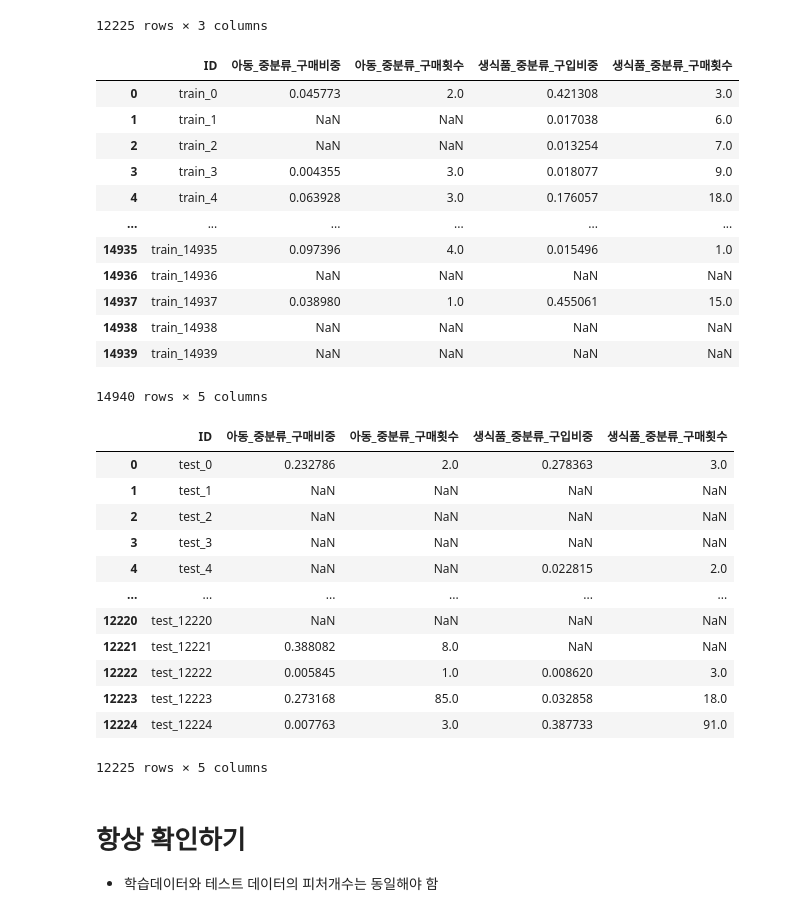
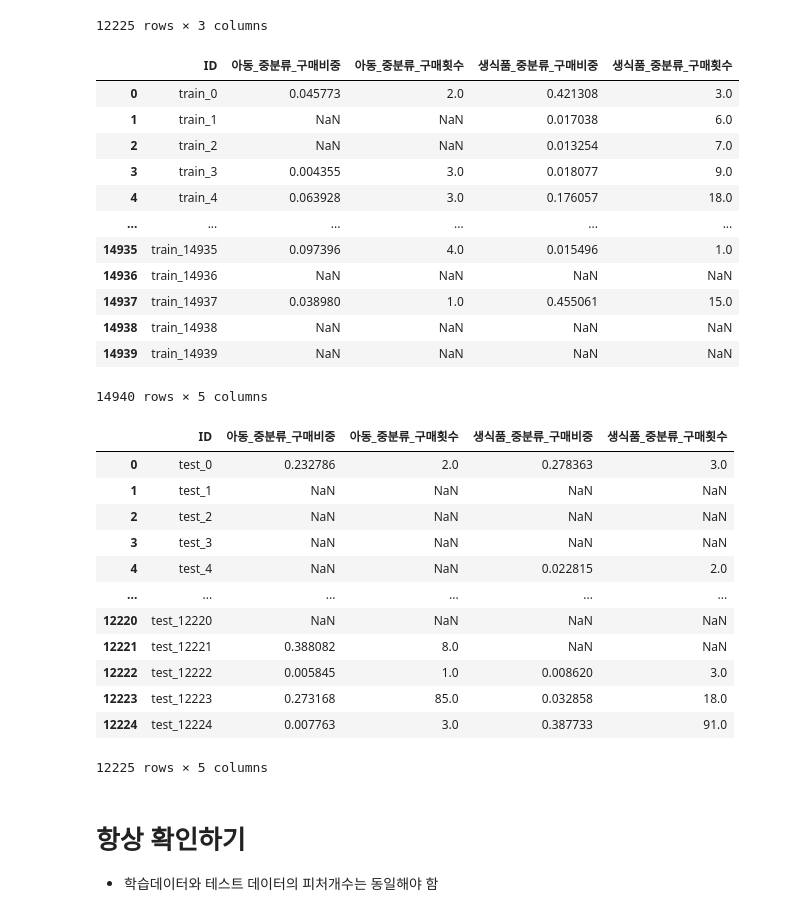
Before and after one commit to hyseol/FINAL_6-, a Jupyter notebook: 특성추출_베이스라인코드_1101천대원.ipynb, the cells around one changed output. Drawn from its saved outputs; the diff is of its cells as text; code cells hidden in the pictures.

```diff
--- a/특성추출_베이스라인코드_1101천대원.ipynb
+++ b/특성추출_베이스라인코드_1101천대원.ipynb
@@ -203,9 +203,14 @@ total.rename(columns={"구매가격": "전체_구매금액"}, inplace=True)
 tmp = pd.merge(for_kids, total, on="ID", how="left")
 tmp["아동_중분류_구매비중"] = tmp["아동관련_구매금액"] / tmp["전체_구매금액"]
 
+# inf 및 NaN 값을 0으로 대체
+tmp["아동_중분류_구매비중"] = tmp["아동_중분류_구매비중"].replace([np.inf, -np.inf], 0)
+tmp["아동_중분류_구매비중"] = tmp["아동_중분류_구매비중"].fillna(0)
+
 # tmp = 구매비중과 구매횟수
 tmp = pd.merge(tmp, kids_purchase_count, on="ID", how="left")
 
+# 최종 병합
 train_ft = pd.merge(train_ft, tmp[["ID", "아동_중분류_구매비중", "아동_중분류_구매횟수"]], on="ID", how="left")
 train_ft
 # %% [output]
@@ -262,28 +272,32 @@ test_ft
 # %%
 # 생식품 관련 중분류의 구매금액 합계
 fresh_food_semi_categories = train_tr[train_tr['중분류'].isin(grocery_lst)]
 for_fresh_food = fresh_food_semi_categories.groupby("ID")["구매가격"].sum().reset_index()
 for_fresh_food.rename(columns={"구매가격": "생식품관련_구매금액"}, inplace=True)
 
 # 생식품 관련 중분류의 구매횟수
 purchase_count = fresh_food_semi_categories.groupby("ID")["구매가격"].count().reset_index()
 purchase_count.rename(columns={"구매가격": "생식품_중분류_구매횟수"}, inplace=True)
 
 # 전체 구매금액 합계
 total = train_tr.groupby("ID")["구매가격"].sum().reset_index()
 total.rename(columns={"구매가격": "전체_구매금액"}, inplace=True)
 
 # 생식품 관련 구매금액을 전체 구매금액으로 나눠 생식품 구입 비중
 tmp = pd.merge(for_fresh_food, total, on="ID", how="left")
-tmp["생식품_중분류_구입비중"] = tmp["생식품관련_구매금액"] / tmp["전체_구매금액"]
+tmp["생식품_중분류_구매비중"] = tmp["생식품관련_구매금액"] / tmp["전체_구매금액"]
+
+# inf 및 NaN 값을 0으로 대체
+tmp["생식품_중분류_구매비중"] = tmp["생식품_중분류_구매비중"].replace([np.inf, -np.inf], 0)
+tmp["생식품_중분류_구매비중"] = tmp["생식품_중분류_구매비중"].fillna(0)
 
 # tmp = 생식품 구매비중, 구매횟수
 tmp = pd.merge(tmp, purchase_count, on="ID", how="left")
 
-train_ft = pd.merge(train_ft, tmp[["ID", "생식품_중분류_구입비중", "생식품_중분류_구매횟수"]], on="ID", how="left")
+train_ft = pd.merge(train_ft, tmp[["ID", "생식품_중분류_구매비중", "생식품_중분류_구매횟수"]], on="ID", how="left")
 train_ft
 # %% [output]
-|  | ID | 아동_중분류_구매비중 | 아동_중분류_구매횟수 | 생식품_중분류_구입비중 | 생식품_중분류_구매횟수 |
+|  | ID | 아동_중분류_구매비중 | 아동_중분류_구매횟수 | 생식품_중분류_구매비중 | 생식품_중분류_구매횟수 |
 | 0 | train_0 | 0.045773 | 2.0 | 0.421308 | 3.0 |
 | 1 | train_1 | NaN | NaN | 0.017038 | 6.0 |
 | 2 | train_2 | NaN | NaN | 0.013254 | 7.0 |
@@ -312,15 +326,19 @@ total.rename(columns={"구매가격": "전체_구매금액"}, inplace=True)
 
 # 생식품 관련 구매금액을 전체 구매금액으로 나눠 생식품 구입 비중
 tmp = pd.merge(for_fresh_food, total, on="ID", how="left")
-tmp["생식품_중분류_구입비중"] = tmp["생식품관련_구매금액"] / tmp["전체_구매금액"]
+tmp["생식품_중분류_구매비중"] = tmp["생식품관련_구매금액"] / tmp["전체_구매금액"]
+
+# inf 및 NaN 값을 0으로 대체
+tmp["생식품_중분류_구매비중"] = tmp["생식품_중분류_구매비중"].replace([np.inf, -np.inf], 0)
+tmp["생식품_중분류_구매비중"] = tmp["생식품_중분류_구매비중"].fillna(0)
 
 # tmp = 생식품 구매비중, 구매횟수
 tmp = pd.merge(tmp, purchase_count, on="ID", how="left")
 
-test_ft = pd.merge(test_ft, tmp[["ID", "생식품_중분류_구입비중", "생식품_중분류_구매횟수"]], on="ID", how="left")
+test_ft = pd.merge(test_ft, tmp[["ID", "생식품_중분류_구매비중", "생식품_중분류_구매횟수"]], on="ID", how="left")
 test_ft
 # %% [output]
-|  | ID | 아동_중분류_구매비중 | 아동_중분류_구매횟수 | 생식품_중분류_구입비중 | 생식품_중분류_구매횟수 |
+|  | ID | 아동_중분류_구매비중 | 아동_중분류_구매횟수 | 생식품_중분류_구매비중 | 생식품_중분류_구매횟수 |
 | 0 | test_0 | 0.232786 | 2.0 | 0.278363 | 3.0 |
 | 1 | test_1 | NaN | NaN | NaN | NaN |
 | 2 | test_2 | NaN | NaN | NaN | NaN |
```
Also changed, not shown: parts of 3 cells of this notebook.
